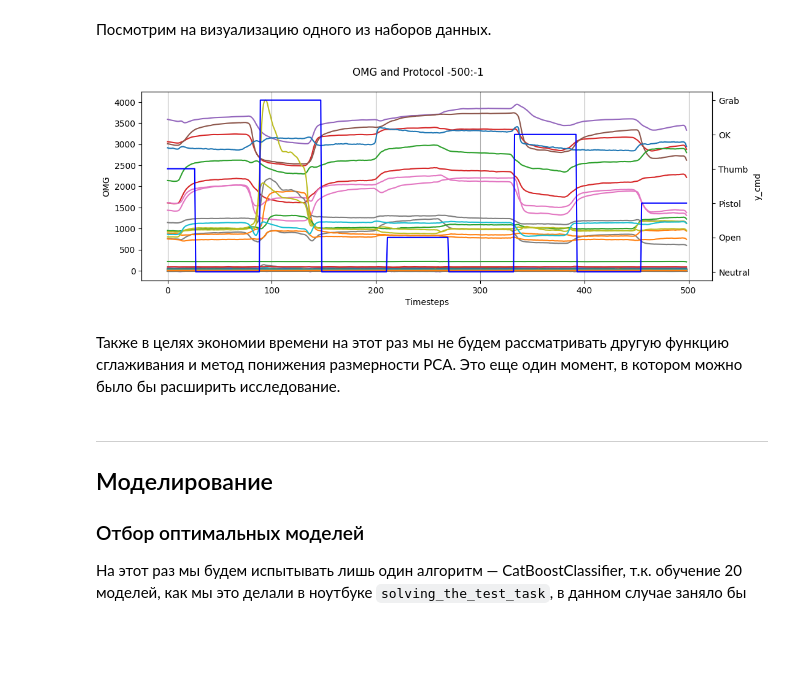
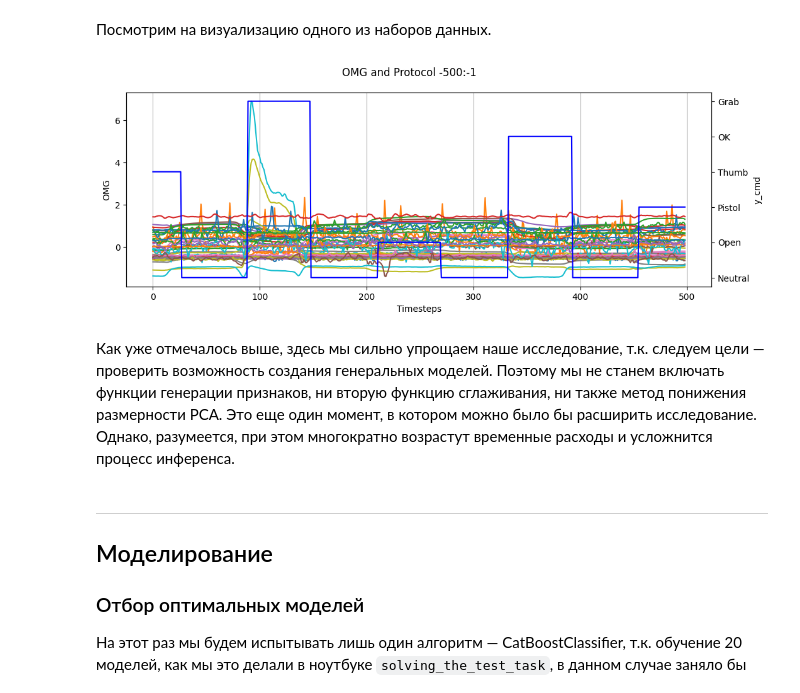
Before and after one commit to khav-i/Work-with-OMG-sensors-data, a Jupyter notebook: general_models.ipynb, the cells around one changed output. Saved outputs shown, nothing was run; the diff lists cells and outputs as text; code cells hidden in the pictures; blank space fills up the shorter version.

```diff
--- a/general_models.ipynb
+++ b/general_models.ipynb
@@ -794,34 +792,33 @@ data_pilotes_1_2_3_4_report_df[mask].style.background_gradient(
 Далее все проще — получить соответствующе сэмплы из наборов и собрать их в словари, которые в следующем разделе будут дополнятся вариантами данных, прошедших разные способы предобработки и генерации признаков.
 # %%
 # Создаем словари
-# first_pilot_dict = {}
-# second_pilot_dict = {}
-# third_pilot_dict = {}
-# fourth_pilot_dict = {}
-# general_model_dict = {}
-
+first_pilot_dict = {}
+second_pilot_dict = {}
+third_pilot_dict = {}
+fourth_pilot_dict = {}
+general_model_dict = {}
 
 # Извлекаем сэмплы из наборов данных и помещаем
 # их в словари под соответствующими ключами
-# first_pilot_dict['first_pilot_data'] = data_build(first_pilot_data_idx)
-# second_pilot_dict['second_pilot_data'] = data_build(second_pilot_data_idx)
-# third_pilot_dict['third_pilot_data'] = data_build(third_pilot_data_idx)
-# fourth_pilot_dict['fourth_pilot_data'] = data_build(fourth_pilot_data_idx)
-# general_model_dict['general_model_data'] = data_build(general_model_data_idx)
+first_pilot_dict['first_pilot_data'] = data_build(first_pilot_data_idx)
+second_pilot_dict['second_pilot_data'] = data_build(second_pilot_data_idx)
+third_pilot_dict['third_pilot_data'] = data_build(third_pilot_data_idx)
+fourth_pilot_dict['fourth_pilot_data'] = data_build(fourth_pilot_data_idx)
+general_model_dict['general_model_data'] = data_build(general_model_data_idx)
 # %% [markdown]
 И можем посмотреть, как все получилось:
 # %%
-# dictionaries = [
-#     first_pilot_dict, second_pilot_dict, third_pilot_dict,
-#     fourth_pilot_dict, general_model_dict
-# ]
+dictionaries = [
+    first_pilot_dict, second_pilot_dict, third_pilot_dict,
+    fourth_pilot_dict, general_model_dict
+]
 
-# for dictionary in dictionaries:
-#     for key in list(dictionary.keys()):
-#         print(f"{str(key).capitalize().replace('_', ' ')} shapes:")
-#         print('Train:', dictionary[key][0].shape, dictionary[key][2].shape)
-#         print('Test: ', dictionary[key][1].shape, dictionary[key][3].shape)
-#         print()
+for dictionary in dictionaries:
+    for key in list(dictionary.keys()):
+        print(f"{str(key).capitalize().replace('_', ' ')} shapes:")
+        print('Train:', dictionary[key][0].shape, dictionary[key][2].shape)
+        print('Test: ', dictionary[key][1].shape, dictionary[key][3].shape)
+        print()
 # %% [output]
 First pilot data shapes:
 Train: (59201, 56) (59201,)
@@ -1345,14 +990,14 @@ for dictionary in tqdm(loaded_dictionaries, desc="Processed"):
 Посмотрим на визуализацию одного из наборов данных.
 # %%
 get_graphs(
-    loaded_dictionaries[-1][list(loaded_dictionaries[-1].keys())[-1]][0],
-    loaded_dictionaries[-1][list(loaded_dictionaries[-1].keys())[-1]][2],
+    dictionaries[-1][list(dictionaries[-1].keys())[-1]][0],
+    dictionaries[-1][list(dictionaries[-1].keys())[-1]][2],
     start=-500, end=-1
 )
 # %% [output]
-[figure, old version]
+[figure, new version]
-# %% [markdown]
-Также в целях экономии времени на этот раз мы не будем рассматривать другую функцию сглаживания и метод понижения размерности PCA. Это еще один момент, в котором можно было бы расширить исследование.
+# %% [markdown]
+Как уже отмечалось выше, здесь мы сильно упрощаем наше исследование, т.к. следуем цели — проверить возможность создания генеральных моделей. Поэтому мы не станем включать функции генерации признаков, ни вторую функцию сглаживания, ни также метод понижения размерности PCA. Это еще один момент, в котором можно было бы расширить исследование. Однако, разумеется, при этом многократно возрастут временные расходы и усложнится процесс инференса.
 # %% [markdown]
 ---
 ## Моделирование
```
Also changed, not shown: parts of 87 cells of this notebook, 5 other files.
